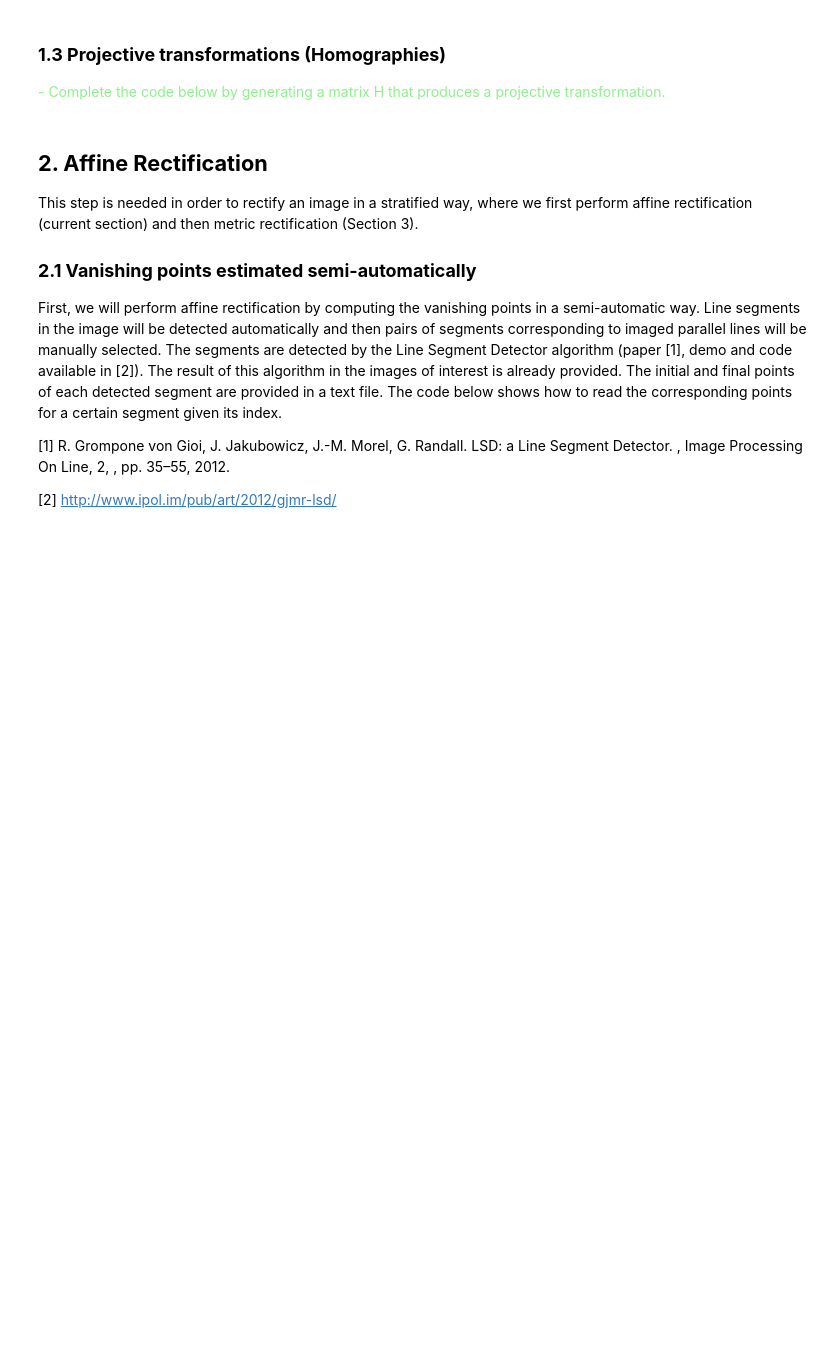
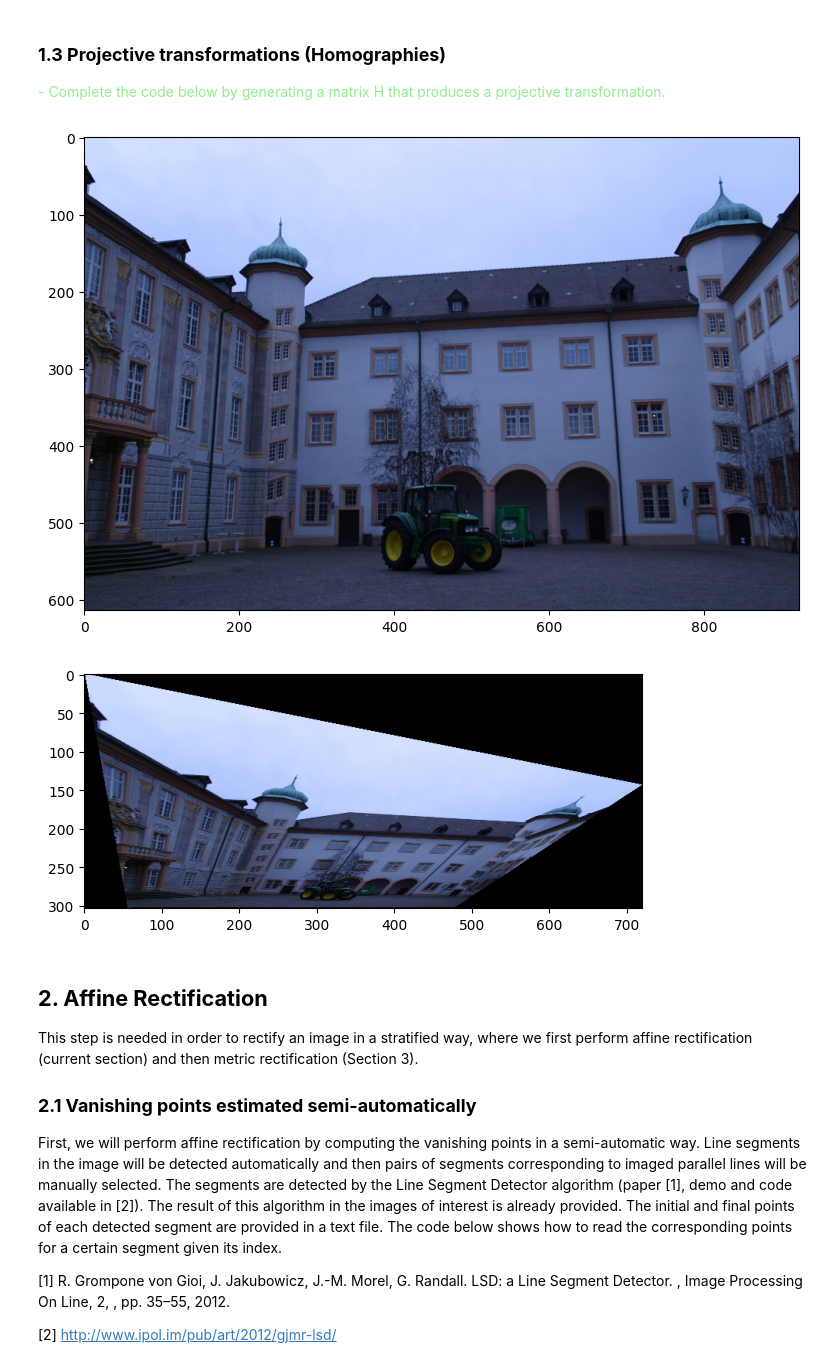
Before and after one commit to AlbertRoca29/MCV-C4, a Jupyter notebook: LAB 1/lab1.ipynb, the cells around one changed output. Drawn from its saved outputs; the diff is of its cells as text; code cells hidden in the pictures; blank space fills up the shorter version.

```diff
--- a/LAB 1/lab1.ipynb
+++ b/LAB 1/lab1.ipynb
@@ -143,3 +145,23 @@ plot_img(I_proj)
+# %%
+# Parameters for projective transformation
+h11, h12, h13 = 1.5, 0.2, -0.5    # can the parameters be explained in a simple way?
+h21, h22, h23 = 0.3, 1.1, 0.2
+h31, h32, h33 = 0.001, 0.002, 1
+
+# Define the projective transformation matrix
+H_projective = np.array([
+    [h11, h12, h13],
+    [h21, h22, h23],
+    [h31, h32, h33]
+])
+
+I_proj = apply_H(np.array(I), H_projective)
+
+plot_img(I)
+plot_img(I_proj)
+# %% [output]
+[figure, added]
+[figure, added]
 # %% [markdown]
 ## **2. Affine Rectification**
 
```
Also changed, not shown: parts of 7 cells of this notebook, 1 other file.
